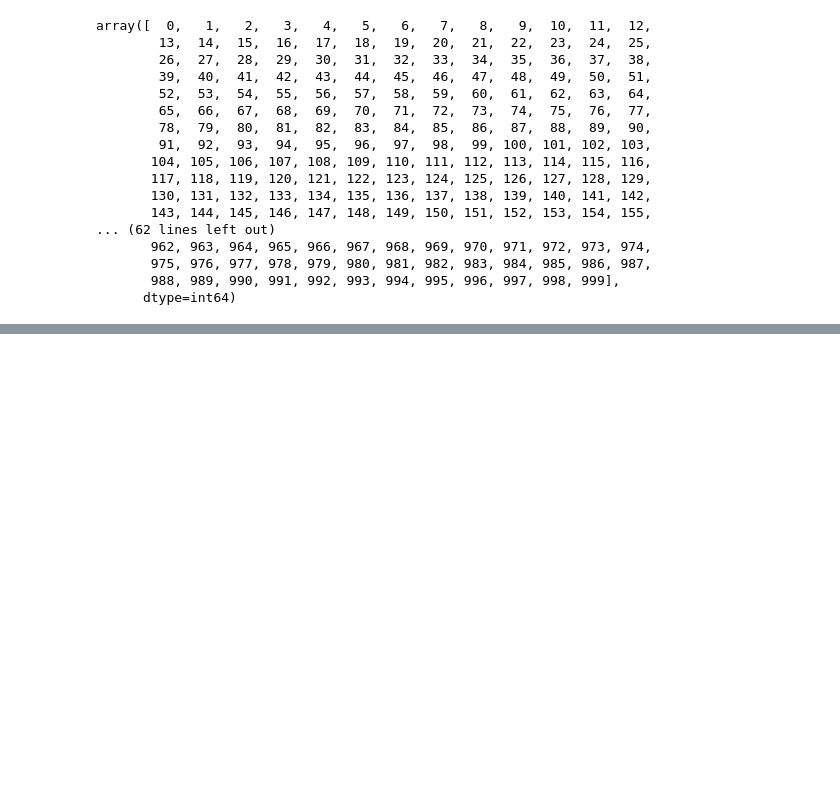
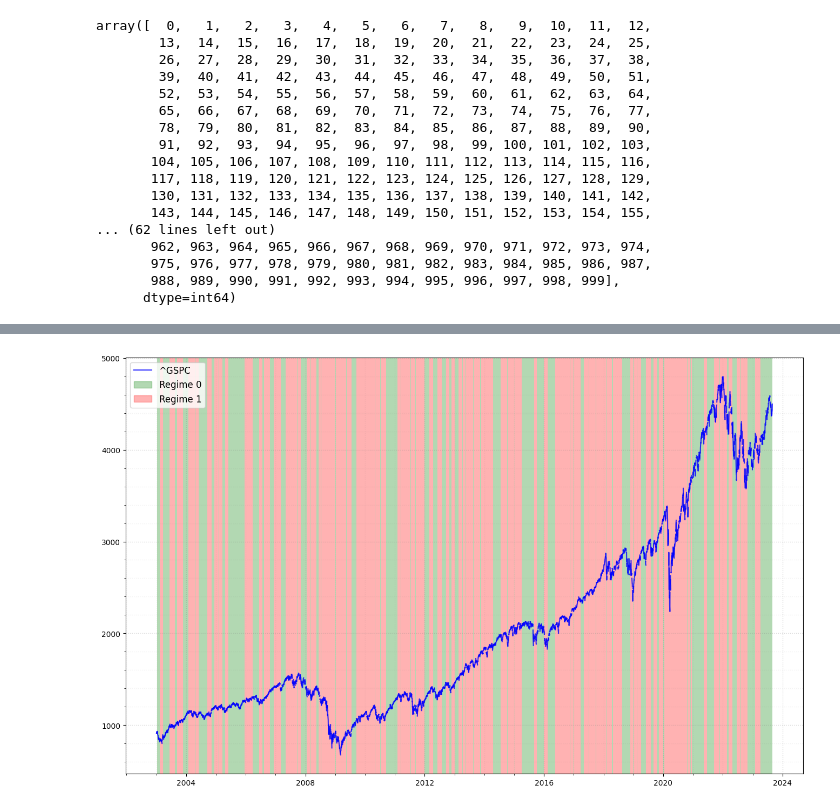
Before and after one commit to bk57na/ETH-GRSTU, a Jupyter notebook: experiments.ipynb, the cells around one changed output, grey strips where cells are left out. Cells and saved outputs as stored; diff of their text form; code cells hidden in the pictures; blank space fills up the shorter version.

```diff
--- a/experiments.ipynb
+++ b/experiments.ipynb
@@ -583,0 +760,34 @@ regime_change_117.to_csv('117')
+# %%
+import matplotlib.patches as mpatches
+
+width = 10
+plt.figure(figsize=golden_dimensions(width))
+ax = plt.gca()
+
+# Plot each sub-path
+for i, s in enumerate(sp_real):
+    indexes = [pd.Timestamp(x) for x in s[:, 0]]
+    ax.plot(indexes, s[:, -1], color='blue', alpha=0.8, label="^GSPC" if i == 0 else "")
+
+# Shade background based on regimes
+for i in range(len(average_cluster_score_6) - 1):
+    start_time = pd.Timestamp(sp_real[i][-1, 0])  # End timestamp of current sub-path
+    end_time = pd.Timestamp(sp_real[i + 1][-1, 0])  # End timestamp of next sub-path
+    color = 'green' if average_cluster_score_6[i] in [0, 1] else 'red'
+    ax.axvspan(start_time, end_time, facecolor=color, alpha=0.3)
+
+make_grid()
+
+handles, labels = ax.get_legend_handles_labels()
+by_label = dict(zip(labels, handles))
+
+regime0_patch = mpatches.Patch(color='green', alpha=0.3, label='Regime 0')
+regime1_patch = mpatches.Patch(color='red', alpha=0.3, label='Regime 1')
+
+by_label['Regime 0'] = regime0_patch
+by_label['Regime 1'] = regime1_patch
+ax.legend(by_label.values(), by_label.keys(), prop={'size': 12}, loc="upper left")
+
+plt.show()
+# %% [output]
+[figure, added]
```
Also changed, not shown: parts of 27 cells of this notebook.
